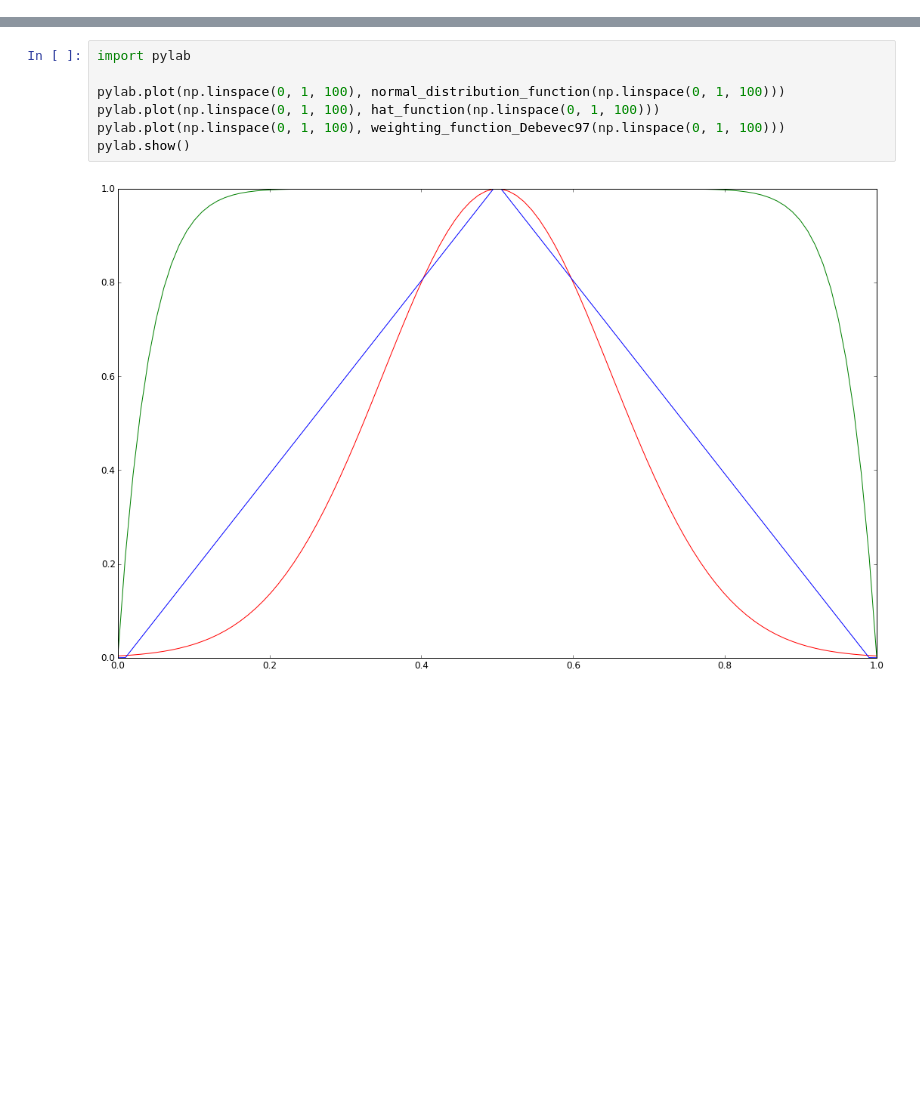
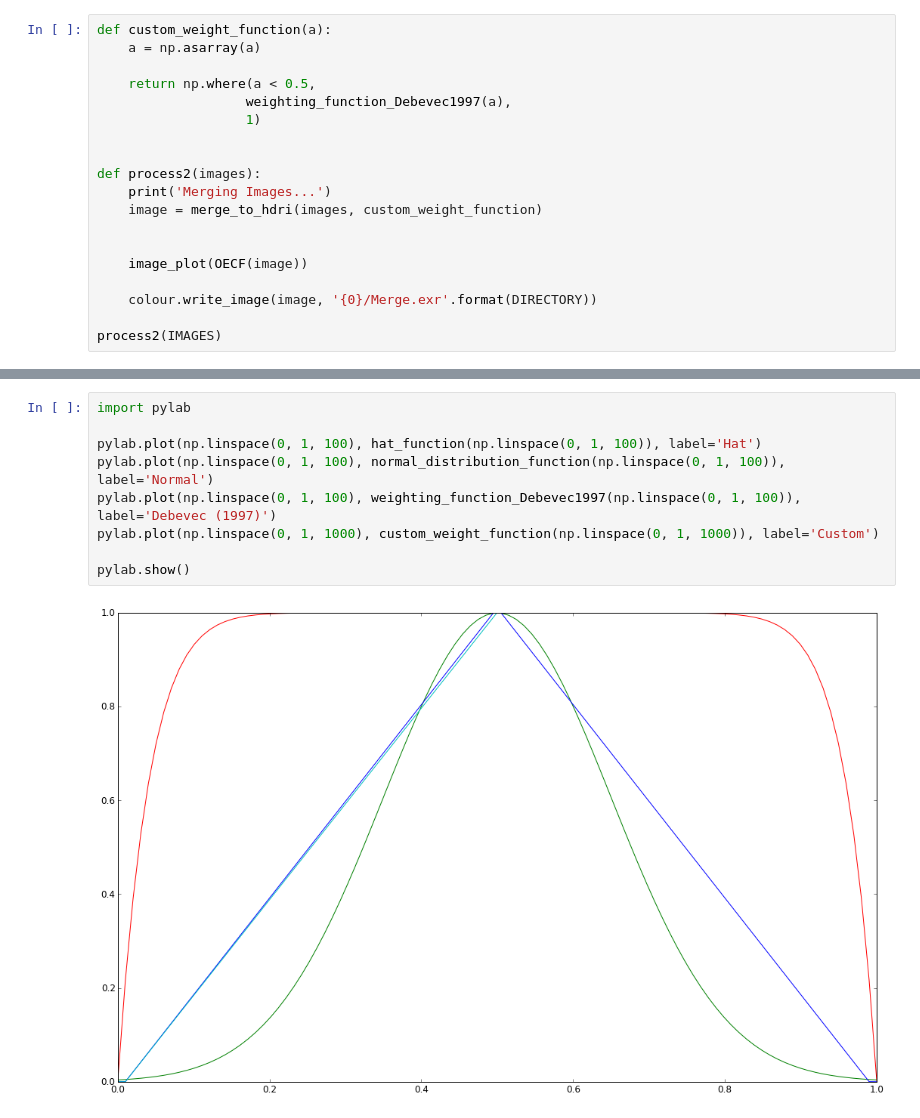
Before and after one commit to colour-science/colour-hdri, a Jupyter notebook: colour_hdri/ramblings_001.ipynb, the cells around one changed output, grey strips where cells are left out. Drawn from its saved outputs; the diff is of its cells as text; blank space fills up the shorter version.

```diff
--- a/colour_hdri/ramblings_001.ipynb
+++ b/colour_hdri/ramblings_001.ipynb
@@ -126,0 +50,19 @@ Merging Images...
+# %%
+def custom_weight_function(a):
+    a = np.asarray(a)
+
+    return np.where(a < 0.5,
+                   weighting_function_Debevec1997(a),
+                   1)
+
+
+def process2(images):
+    print('Merging Images...')
+    image = merge_to_hdri(images, custom_weight_function)
+
+
+    image_plot(OECF(image))
+
+    colour.write_image(image, '{0}/Merge.exr'.format(DIRECTORY))
+
+process2(IMAGES)
@@ -127,9 +72,11 @@ Merging Images...
 # %%
 import pylab
 
-pylab.plot(np.linspace(0, 1, 100), normal_distribution_function(np.linspace(0, 1, 100)))
-pylab.plot(np.linspace(0, 1, 100), hat_function(np.linspace(0, 1, 100)))
-pylab.plot(np.linspace(0, 1, 100), weighting_function_Debevec97(np.linspace(0, 1, 100)))
+pylab.plot(np.linspace(0, 1, 100), hat_function(np.linspace(0, 1, 100)), label='Hat')
+pylab.plot(np.linspace(0, 1, 100), normal_distribution_function(np.linspace(0, 1, 100)), label='Normal')
+pylab.plot(np.linspace(0, 1, 100), weighting_function_Debevec1997(np.linspace(0, 1, 100)), label='Debevec (1997)')
+pylab.plot(np.linspace(0, 1, 1000), custom_weight_function(np.linspace(0, 1, 1000)), label='Custom')
+
 pylab.show()
 # %% [output]
-[figure, old version]
+[figure, new version]
```
Also changed, not shown: parts of 3 cells of this notebook, 4 other files.
